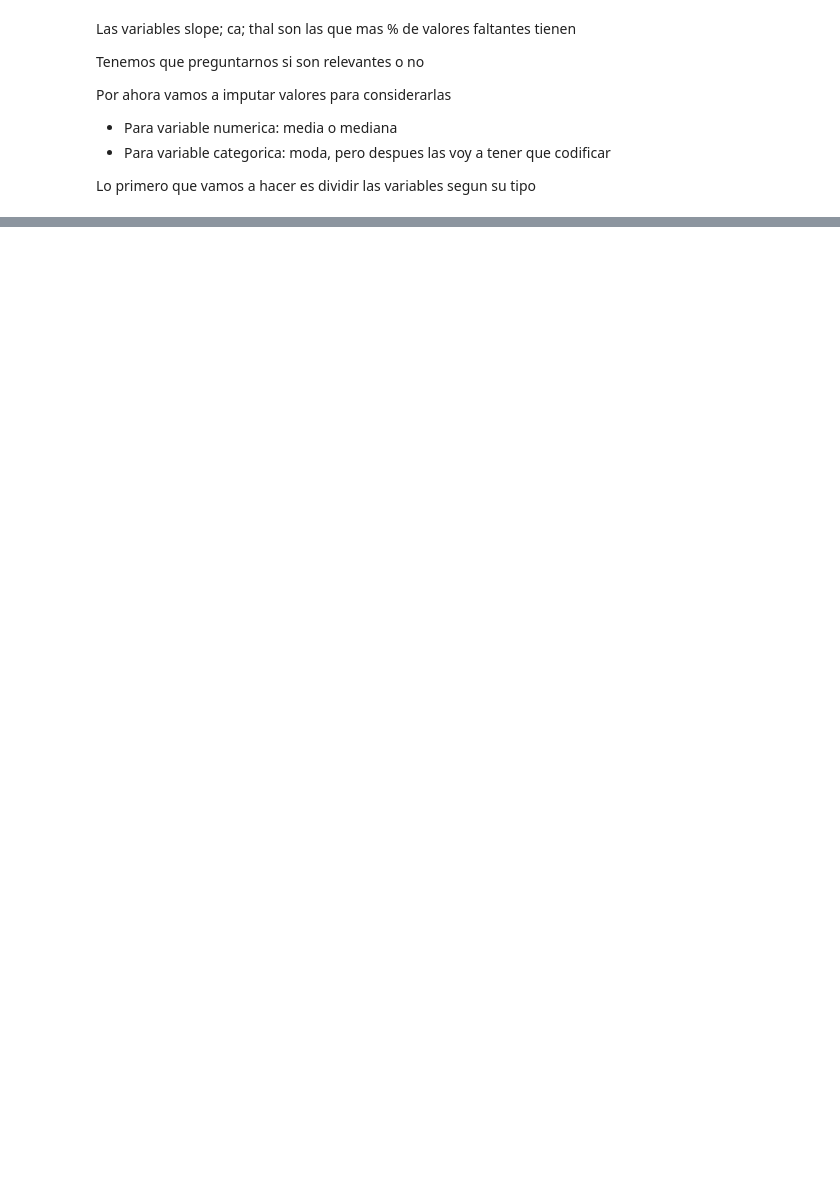
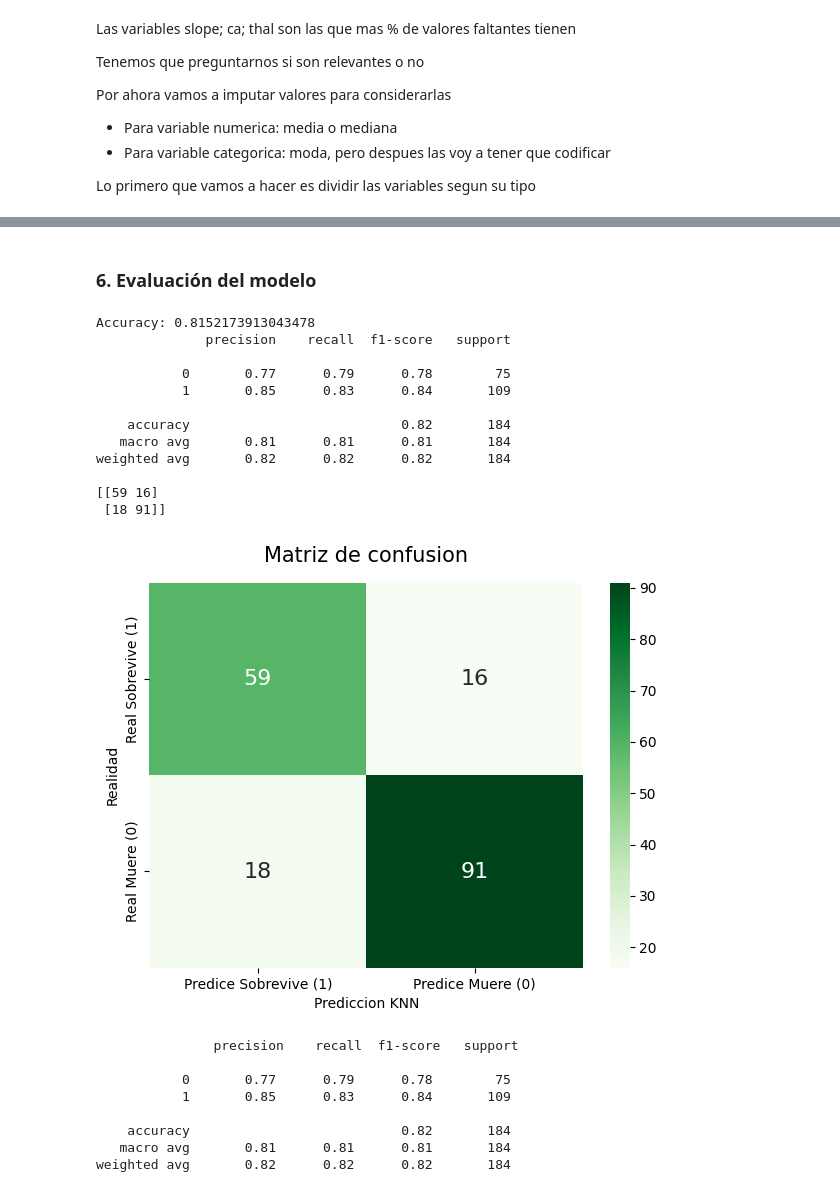
Before and after one commit to joseurquiza88/housing-price-analysis, a Jupyter notebook: heart_disease_uci/heart_disease_analysis.ipynb, the cells around one changed output, grey strips where cells are left out. Saved outputs shown, nothing was run; the diff lists cells and outputs as text; code cells hidden in the pictures; blank space fills up the shorter version.

```diff
--- a/heart_disease_uci/heart_disease_analysis.ipynb
+++ b/heart_disease_uci/heart_disease_analysis.ipynb
@@ -356,0 +421,10 @@ preprocesador = ColumnTransformer (transformers= [
+# %%
+# Separar variables predictoras y objetivo
+X = df.drop(columns=["id", "dataset", "num", "enfermo"])
+y = df["enfermo"]
+# %%
+#Dividir el dataset entrenamiento y testeo
+X_train, X_test, y_train, y_test = train_test_split(X, y, test_size=0.2, random_state=42)
+# %%
+#Entreno el modelo con los piptelines anteriores
+modelo.fit(X_train, y_train)
@@ -356,0 +449,48 @@ preprocesador = ColumnTransformer (transformers= [
+# %%
+#Prediccion del modelo con el testeo
+y_pred = modelo.predict(X_test)
+# %% [markdown]
+### 6. Evaluación del modelo
+# %%
+# Vemos las metricas
+cm = confusion_matrix(y_test, y_pred)
+print("Accuracy:", accuracy_score(y_test, y_pred))
+print(classification_report(y_test, y_pred))
+print(cm)
+
+
+# 08. hacemos un plot para entender mejor las metricas
+
+plt.figure (figsize = (7,5))
+#Se invierten las etiquetas, se actualizan los textos para que coincidan con el nievo orden.
+sns.heatmap (cm, annot = True, fmt ="d", cmap ="Greens", annot_kws = {"size": 16},
+             xticklabels = ["Predice Sobrevive (1)", "Predice Muere (0)"],
+            yticklabels = ["Real Sobrevive (1)", "Real Muere (0)"])
+
+plt.title(f"Matriz de confusion", fontsize = 15, pad =15)
+plt.ylabel("Realidad")
+plt.xlabel("Prediccion KNN")
+plt.show()
+print ("\n", classification_report(y_test, y_pred))
+# %% [output]
+Accuracy: 0.8152173913043478
+              precision    recall  f1-score   support
+
+           0       0.77      0.79      0.78        75
+           1       0.85      0.83      0.84       109
+
+    accuracy                           0.82       184
+   macro avg       0.81      0.81      0.81       184
+weighted avg       0.82      0.82      0.82       184
+
+[[59 16]
+ [18 91]]
+[figure, added]
+               precision    recall  f1-score   support
+
+           0       0.77      0.79      0.78        75
+           1       0.85      0.83      0.84       109
+
+    accuracy                           0.82       184
+   macro avg       0.81      0.81      0.81       184
+weighted avg       0.82      0.82      0.82       184
```
Also changed, not shown: parts of 20 cells of this notebook, 1 other file.
